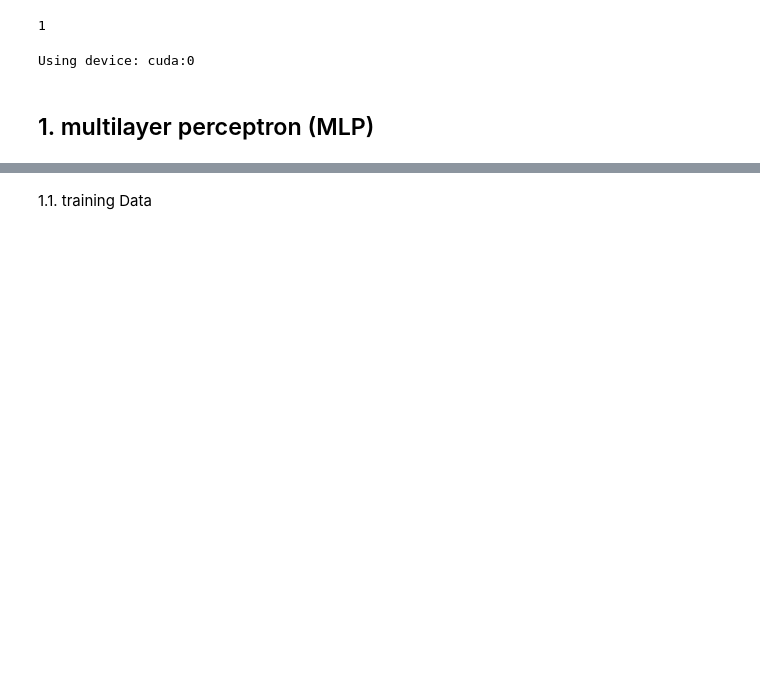
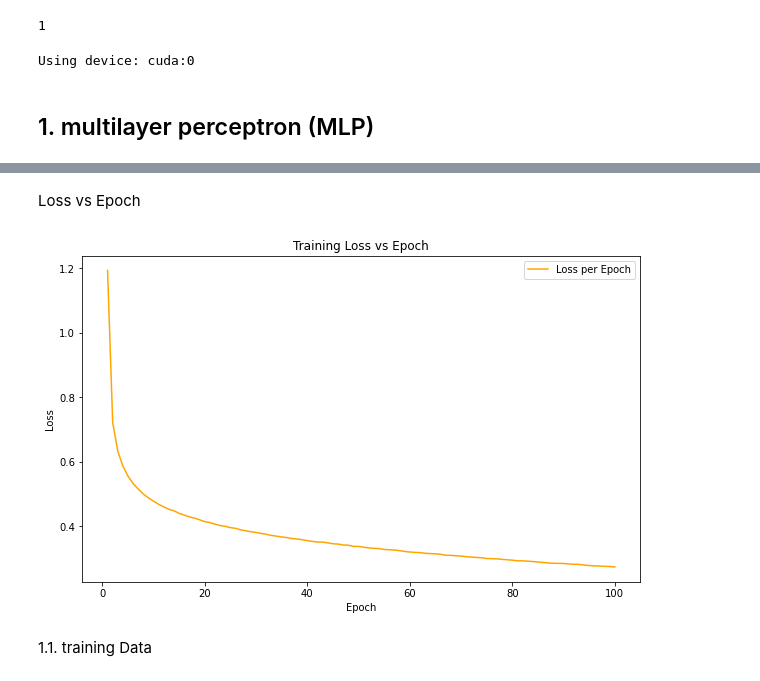
Before and after one commit to HusseinMansourMohd/Data_Minning_final_project, a Jupyter notebook: DM_project.ipynb, the cells around one changed output, grey strips where cells are left out. Saved outputs shown, nothing was run; the diff lists cells and outputs as text; code cells hidden in the pictures; blank space fills up the shorter version.

Commit message:
graphs

```diff
--- a/DM_project.ipynb
+++ b/DM_project.ipynb
@@ -102,12 +102,17 @@ Epoch 32,  Loss: 0.375
+# %% [markdown]
+Loss vs Epoch
 # %%
 # Plotting the loss vs epoch
+import matplotlib.pyplot as plt
 plt.figure(figsize=(10, 6))
-plt.plot(range(1, 101), epoch_losses, label='Loss per Epoch')
+plt.plot(range(1, 101), epoch_losses, label='Loss per Epoch',color="orange")
 plt.xlabel('Epoch')
 plt.ylabel('Loss')
 plt.title('Training Loss vs Epoch')
 plt.legend()
 plt.show()
+# %% [output]
+[figure, added]
 # %% [markdown]
 1.1. training Data
 # %%
```
Also changed, not shown: parts of 18 cells of this notebook.
